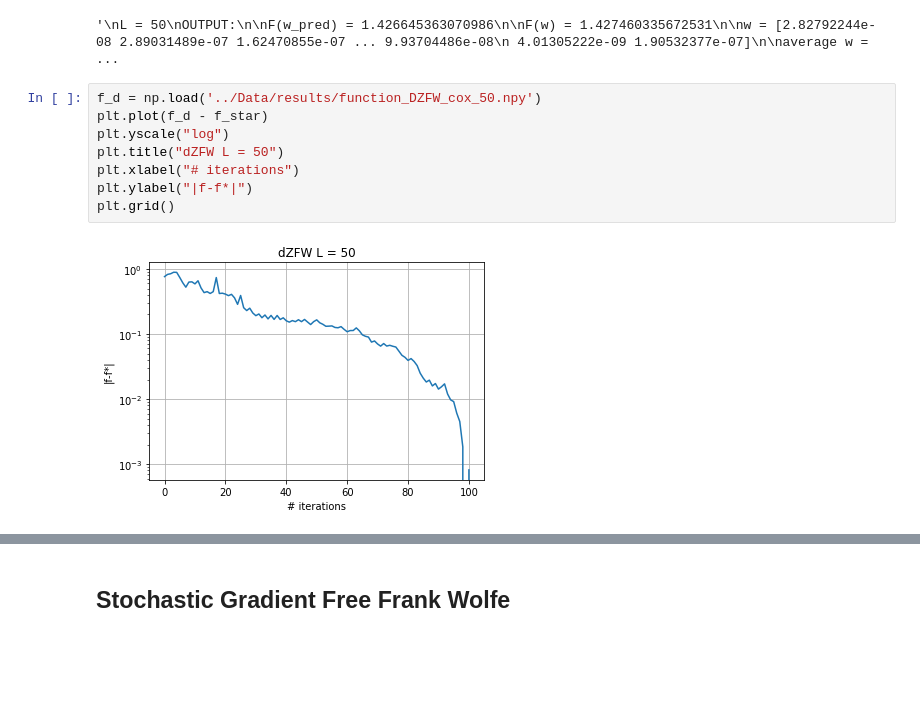
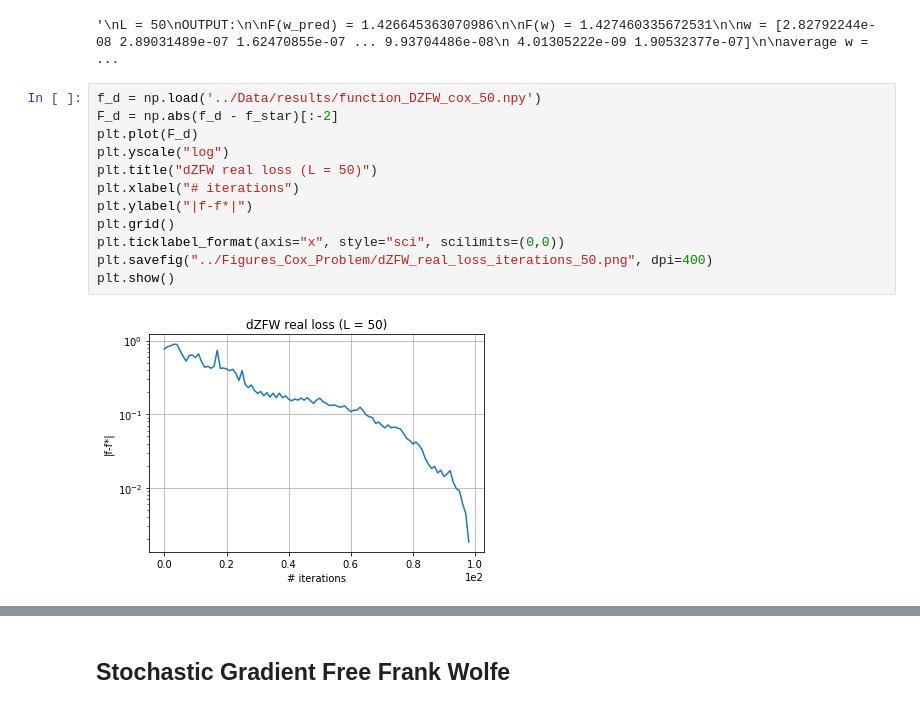
Before and after one commit to liacov/OPTproj, a Jupyter notebook: notebooks/CoxRegression.ipynb, the cells around one changed output, grey strips where cells are left out. Drawn from its saved outputs; the diff is of its cells as text; blank space fills up the shorter version.

```diff
--- a/notebooks/CoxRegression.ipynb
+++ b/notebooks/CoxRegression.ipynb
@@ -103,11 +103,15 @@ T = 100
 '\nL = 50\nOUTPUT:\n\nF(w_pred) = 1.426645363070986\n\nF(w) = 1.427460335672531\n\nw = [2.82792244e-08 2.89031489e-07 1.62470855e-07 ... 9.93704486e-08\n 4.01305222e-09 1.90532377e-07]\n\naverage w =  ...
 # %%
 f_d = np.load('../Data/results/function_DZFW_cox_50.npy')
-plt.plot(f_d - f_star)
+F_d = np.abs(f_d - f_star)[:-2]
+plt.plot(F_d)
 plt.yscale("log")
-plt.title("dZFW L = 50")
+plt.title("dZFW real loss (L = 50)")
 plt.xlabel("# iterations")
 plt.ylabel("|f-f*|")
 plt.grid()
+plt.ticklabel_format(axis="x", style="sci", scilimits=(0,0))
+plt.savefig("../Figures_Cox_Problem/dZFW_real_loss_iterations_50.png", dpi=400)
+plt.show()
 # %% [output]
-[figure, old version]
+[figure, new version]
```
Also changed, not shown: parts of 14 cells of this notebook, 32 other files.
